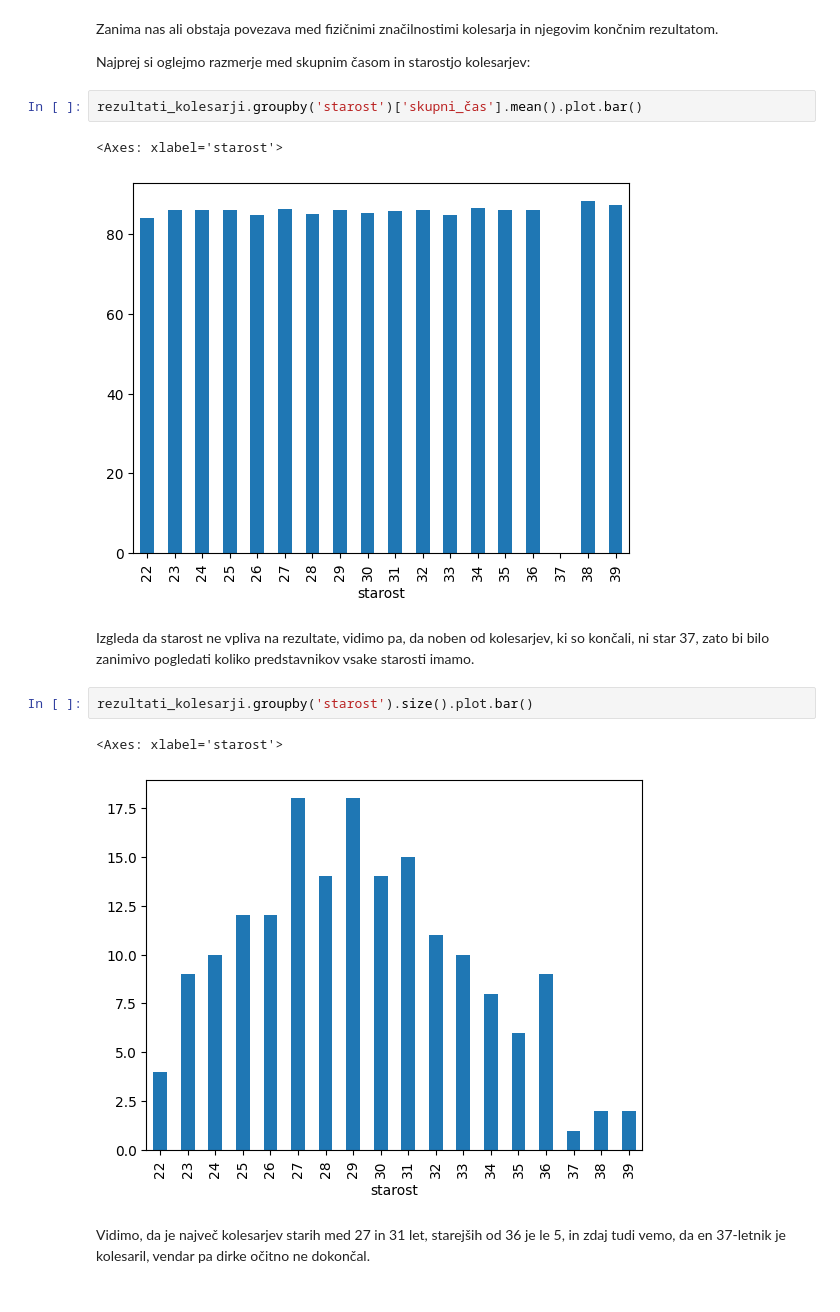
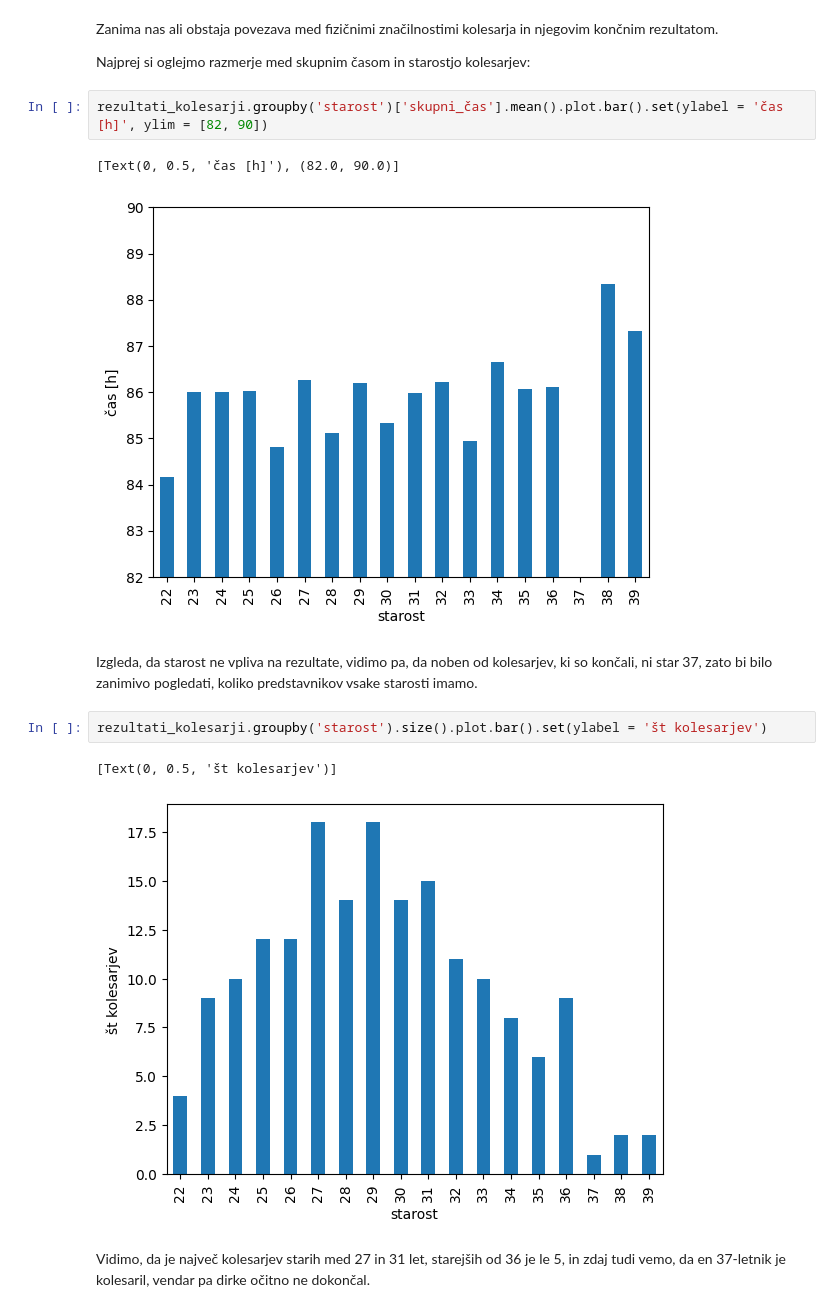
Before and after one commit to anja-rupnik/projektna_naloga, a Jupyter notebook: analizirajmo.ipynb, the cells around one changed output. Cells and saved outputs as stored; diff of their text form.

```diff
--- a/analizirajmo.ipynb
+++ b/analizirajmo.ipynb
@@ -244,17 +255,17 @@ Zanima nas ali obstaja povezava med fizičnimi značilnostimi kolesarja in njego
 
 Najprej si oglejmo razmerje med skupnim časom in starostjo kolesarjev:
 # %%
-rezultati_kolesarji.groupby('starost')['skupni_čas'].mean().plot.bar()
+rezultati_kolesarji.groupby('starost')['skupni_čas'].mean().plot.bar().set(ylabel = 'čas [h]', ylim = [82, 90])
 # %% [output]
-<Axes: xlabel='starost'>
+[Text(0, 0.5, 'čas [h]'), (82.0, 90.0)]
-[figure, old version]
+[figure, new version]
 # %% [markdown]
-Izgleda da starost ne vpliva na rezultate, vidimo pa, da noben od kolesarjev, ki so končali, ni star 37, zato bi bilo zanimivo pogledati koliko predstavnikov vsake starosti imamo.
+Izgleda, da starost ne vpliva na rezultate, vidimo pa, da noben od kolesarjev, ki so končali, ni star 37, zato bi bilo zanimivo pogledati, koliko predstavnikov vsake starosti imamo.
 # %%
-rezultati_kolesarji.groupby('starost').size().plot.bar()
+rezultati_kolesarji.groupby('starost').size().plot.bar().set(ylabel = 'št kolesarjev')
 # %% [output]
-<Axes: xlabel='starost'>
+[Text(0, 0.5, 'št kolesarjev')]
-[figure, old version]
+[figure, new version]
 # %% [markdown]
 Vidimo, da je največ kolesarjev starih med 27 in 31 let, starejših od 36 je le 5, in zdaj tudi vemo, da en 37-letnik je kolesaril, vendar pa dirke očitno ne dokončal.
 # %% [markdown]
```
Also changed, not shown: parts of 33 cells of this notebook.
